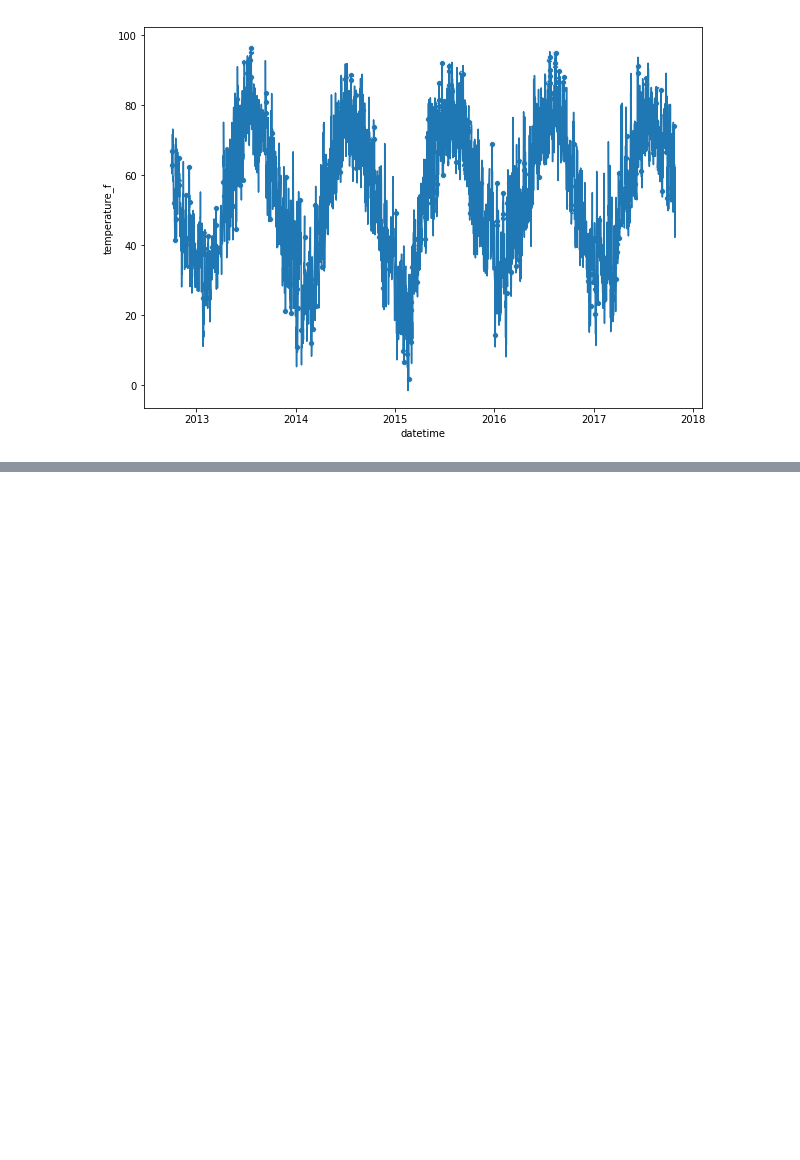
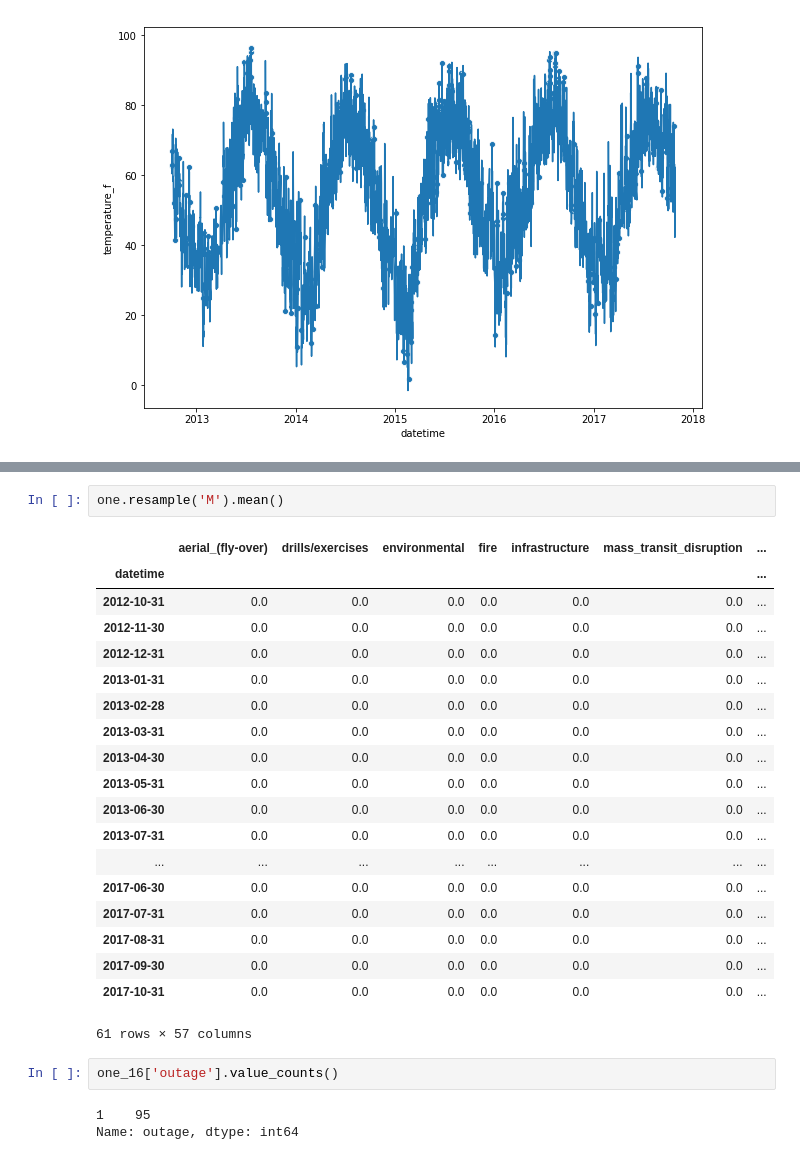
Before and after one commit to iceberg425/Client_Project, a Jupyter notebook: EDA_Weather_Outage.ipynb, the cells around one changed output, grey strips where cells are left out. Cells and saved outputs as stored; diff of their text form; blank space fills up the shorter version.

```diff
--- a/EDA_Weather_Outage.ipynb
+++ b/EDA_Weather_Outage.ipynb
@@ -467,0 +514,27 @@ sns.scatterplot(x= temp_1.index, y='temperature_f', data = temp_1)
+# %%
+one.resample('M').mean()
+# %% [output]
+|  | aerial_(fly-over) | drills/exercises | environmental | fire | infrastructure | mass_transit_disruption | ... |
+| datetime |  |  |  |  |  |  | ... |
+| 2012-10-31 | 0.0 | 0.0 | 0.0 | 0.0 | 0.0 | 0.0 | ... |
+| 2012-11-30 | 0.0 | 0.0 | 0.0 | 0.0 | 0.0 | 0.0 | ... |
+| 2012-12-31 | 0.0 | 0.0 | 0.0 | 0.0 | 0.0 | 0.0 | ... |
+| 2013-01-31 | 0.0 | 0.0 | 0.0 | 0.0 | 0.0 | 0.0 | ... |
+| 2013-02-28 | 0.0 | 0.0 | 0.0 | 0.0 | 0.0 | 0.0 | ... |
+| 2013-03-31 | 0.0 | 0.0 | 0.0 | 0.0 | 0.0 | 0.0 | ... |
+| 2013-04-30 | 0.0 | 0.0 | 0.0 | 0.0 | 0.0 | 0.0 | ... |
+| 2013-05-31 | 0.0 | 0.0 | 0.0 | 0.0 | 0.0 | 0.0 | ... |
+| 2013-06-30 | 0.0 | 0.0 | 0.0 | 0.0 | 0.0 | 0.0 | ... |
+| 2013-07-31 | 0.0 | 0.0 | 0.0 | 0.0 | 0.0 | 0.0 | ... |
+| ... | ... | ... | ... | ... | ... | ... | ... |
+| 2017-06-30 | 0.0 | 0.0 | 0.0 | 0.0 | 0.0 | 0.0 | ... |
+| 2017-07-31 | 0.0 | 0.0 | 0.0 | 0.0 | 0.0 | 0.0 | ... |
+| 2017-08-31 | 0.0 | 0.0 | 0.0 | 0.0 | 0.0 | 0.0 | ... |
+| 2017-09-30 | 0.0 | 0.0 | 0.0 | 0.0 | 0.0 | 0.0 | ... |
+| 2017-10-31 | 0.0 | 0.0 | 0.0 | 0.0 | 0.0 | 0.0 | ... |
+61 rows × 57 columns
+# %%
+one_16['outage'].value_counts()
+# %% [output]
+1    95
+Name: outage, dtype: int64
```
Also changed, not shown: parts of 23 cells of this notebook.
